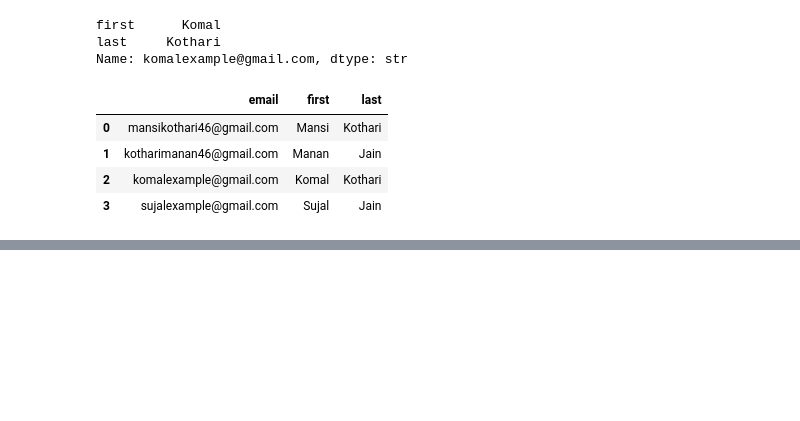
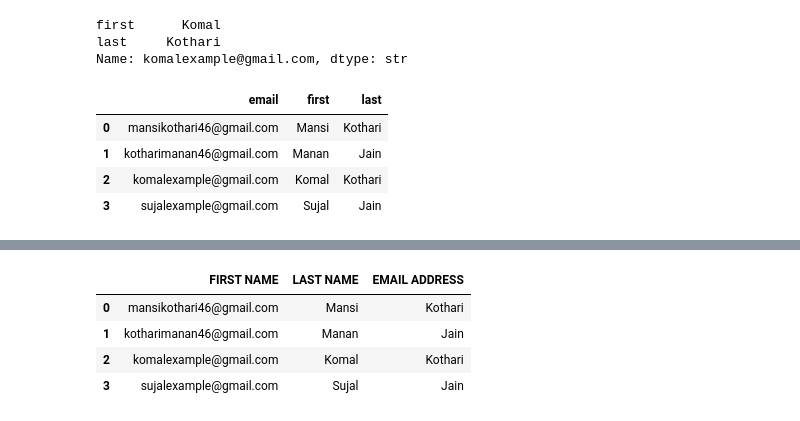
Before and after one commit to KothariMansi/PandasLearn, a Jupyter notebook: Snippets.ipynb, the cells around one changed output, grey strips where cells are left out. Drawn from its saved outputs; the diff is of its cells as text; code cells hidden in the pictures; blank space fills up the shorter version.

```diff
--- a/Snippets.ipynb
+++ b/Snippets.ipynb
@@ -167,0 +203,9 @@ df
+# %%
+df.columns = df.columns.str.replace('_', ' ')
+df
+# %% [output]
+|  | FIRST NAME | LAST NAME | EMAIL ADDRESS |
+| 0 | mansikothari46@gmail.com | Mansi | Kothari |
+| 1 | kotharimanan46@gmail.com | Manan | Jain |
+| 2 | komalexample@gmail.com | Komal | Kothari |
+| 3 | sujalexample@gmail.com | Sujal | Jain |
```
Also changed, not shown: parts of 35 cells of this notebook, 1 other file.
